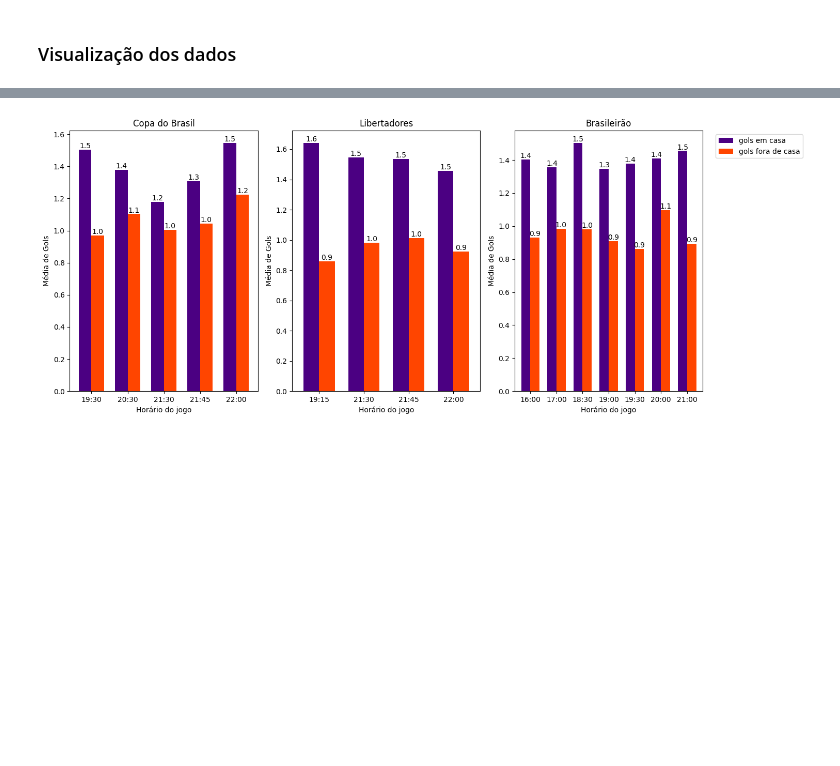
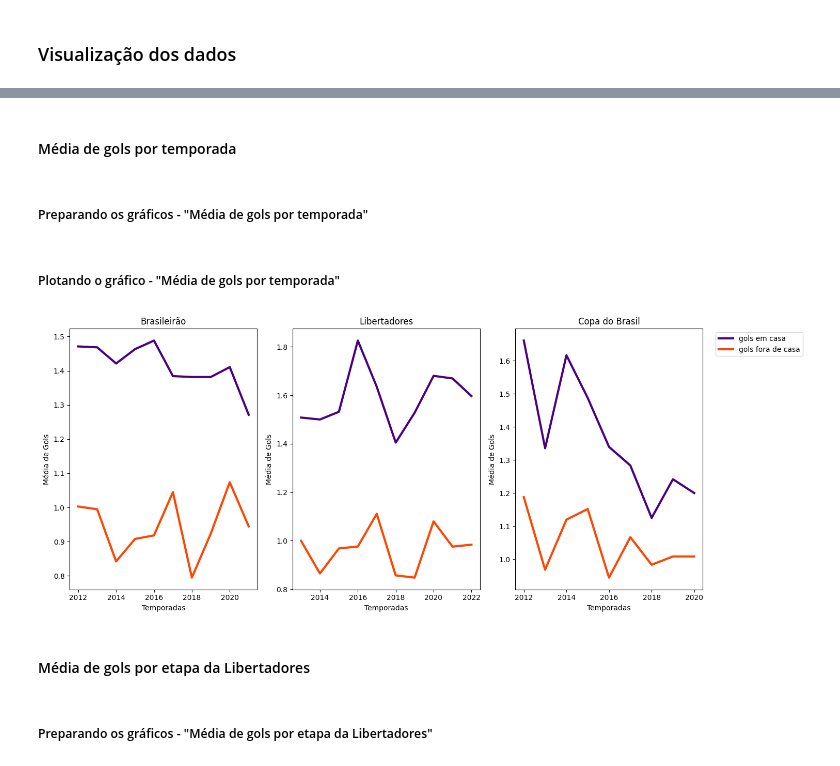
Before and after one commit to GabrielGrub/Trainee_FEA.dev, a Jupyter notebook: Projeto - Futebol Brasileiro/Projeto.ipynb, the cells around one changed output, grey strips where cells are left out. Cells and saved outputs as stored; diff of their text form; code cells hidden in the pictures; blank space fills up the shorter version.

```diff
--- a/Projeto - Futebol Brasileiro/Projeto.ipynb
+++ b/Projeto - Futebol Brasileiro/Projeto.ipynb
@@ -240,3 +234,9 @@ Temporadas: [2012 2013 2014 2015 2016 2017 2018 2019 2020 2021 2022]
+# %%
+valor_indesejado_copa_do_brasil = 2021
+copa_do_brasil = copa_do_brasil.drop(copa_do_brasil[copa_do_brasil['season'] == valor_indesejado_copa_do_brasil].index)
+
+valor_indesejado_brasileirao = 2022
+brasileirao = brasileirao.drop(brasileirao[brasileirao['season'] == valor_indesejado_brasileirao].index)
 # %% [markdown]
 #### Libertadores
 # %%
@@ -403,2 +388,15 @@ def classificação(data_frame):
+# %%
+# Formatando a coluna "datetime" para exibir apenas as horas e minutos
+brasileirao['total_goal'] = brasileirao['home_goal'] + brasileirao['away_goal']
+brasileirao['datetime'] = pd.to_datetime(brasileirao['datetime'])
+brasileirao['time'] = brasileirao['datetime'].dt.strftime('%H:%M')
+
+libertadores['datetime'] = pd.to_datetime(libertadores['datetime'])
+libertadores['time'] = libertadores['datetime'].dt.strftime('%H:%M')
+
+copa_do_brasil['total_goal'] = copa_do_brasil['home_goal'] + copa_do_brasil['away_goal']
+copa_do_brasil['home_team_state'] = copa_do_brasil['home_team'].apply(lambda x: x.split(' - ')[1])
+copa_do_brasil['datetime'] = pd.to_datetime(copa_do_brasil['datetime'])
+copa_do_brasil['time'] = copa_do_brasil['datetime'].dt.strftime('%H:%M')
 # %% [markdown]
 ### Visualização dos dados
@@ -456,0 +533,4 @@ horarios_filtrados_copa = horarios.loc[times_mais_de_100]
+# %% [markdown]
+#### Média de gols por temporada
+# %% [markdown]
+##### Preparando os gráficos - "Média de gols por temporada"
@@ -457,44 +541,36 @@ horarios_filtrados_copa = horarios.loc[times_mais_de_100]
+# %% [markdown]
+##### Plotando o gráfico - "Média de gols por temporada"
 # %%
 fig, axes = plt.subplots(nrows=1, ncols=3, figsize=(15, 6))
 
-bar_width = 0.7
-
-
-horarios_filtrados_copa.plot(kind='bar', color=['Indigo', 'OrangeRed'], ax=axes[0], width=bar_width, legend=False)
-horarios_filtrados_libertadores.plot(kind='bar', color=['Indigo', 'OrangeRed'], ax=axes[1], width=bar_width, legend=False)
-horarios_filtrados_brasileirao.plot(kind='bar', color=['Indigo', 'OrangeRed'], ax=axes[2], width=bar_width, legend=False)
+temporadas_brasileirao.plot(kind='line', color=['Indigo', 'OrangeRed'], ax=axes[0], legend=False, linewidth=3)
+temporada_libertadores.plot(kind='line', color=['Indigo', 'OrangeRed'], ax=axes[1], legend=False, linewidth=3)
+temporada_copa.plot(kind='line', color=['Indigo', 'OrangeRed'], ax=axes[2], legend=False, linewidth=3)
 
 # Definindo as legendas do eixo x
-axes[0].set_xlabel("Horário do jogo")
-axes[1].set_xlabel("Horário do jogo")
-axes[2].set_xlabel("Horário do jogo")
+axes[0].set_xlabel("Temporadas")
+axes[1].set_xlabel("Temporadas")
+axes[2].set_xlabel("Temporadas")
 
 # Definindo as legendas do eixo x
 axes[0].set_ylabel("Média de Gols")
 axes[1].set_ylabel("Média de Gols")
 axes[2].set_ylabel("Média de Gols")
 
-# Rotacionando os valores do eixo x em 45 graus
-axes[0].set_xticklabels(horarios_filtrados_copa.index, rotation=0)
-axes[1].set_xticklabels(horarios_filtrados_libertadores.index, rotation=0)
-axes[2].set_xticklabels(horarios_filtrados_brasileirao.index, rotation=0)
-
 # Adicionando títulos individuais para cada subplot
-axes[0].set_title("Copa do Brasil")
+axes[0].set_title("Brasileirão")
 axes[1].set_title("Libertadores")
-axes[2].set_title("Brasileirão")
-
-# Adicionando os valores das barras acima de cada barra
-for ax in axes:
-    for p in ax.patches:
-        ax.annotate("{:.1f}".format(p.get_height()), (p.get_x() + p.get_width() / 2., p.get_height()),
-                    ha='center', va='center', xytext=(0, 5), textcoords='offset points')
+axes[2].set_title("Copa do Brasil")
 
 # Posicionando a legenda fora do gráfico para o terceiro gráfico (Brasileirão)
 axes[2].legend(["gols em casa", "gols fora de casa"], bbox_to_anchor=(1.05, 1), loc='upper left')
 
 
 plt.tight_layout()
 plt.show()
 # %% [output]
-[figure, old version]
+[figure, new version]
+# %% [markdown]
+#### Média de gols por etapa da Libertadores
+# %% [markdown]
+##### Preparando os gráficos - "Média de gols por etapa da Libertadores"
```
Also changed, not shown: parts of 58 cells of this notebook.
